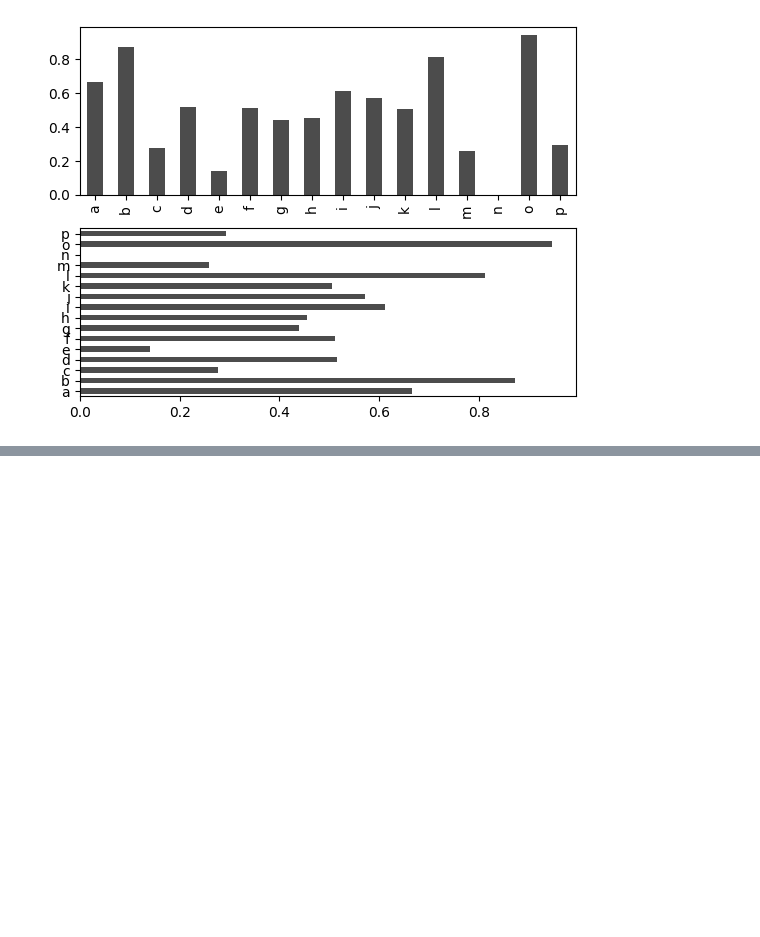
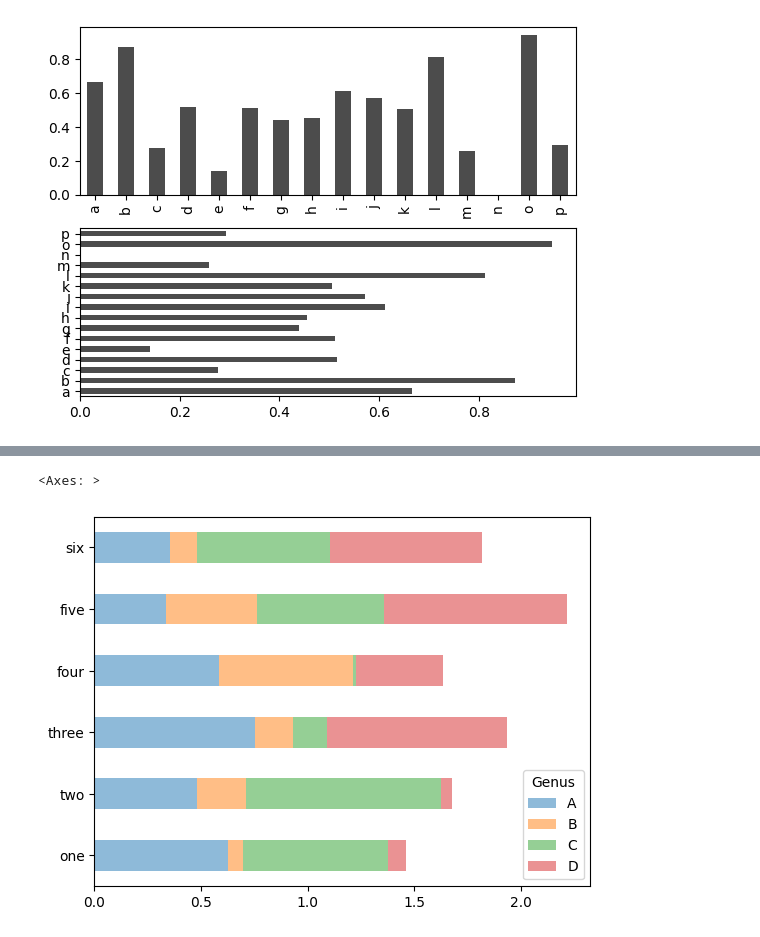
Before and after one commit to roberthsu2003/__2024_10_15__gjun_ai__, a Jupyter notebook: lesson20/lesson20_4.ipynb, the cells around one changed output, grey strips where cells are left out. Cells and saved outputs as stored; diff of their text form; code cells hidden in the pictures; blank space fills up the shorter version.

```diff
--- a/lesson20/lesson20_4.ipynb
+++ b/lesson20/lesson20_4.ipynb
@@ -22,0 +41,5 @@ series.plot.barh(ax=axes[1], color='k', alpha=0.7)
+# %%
+df.plot.barh(stacked=True, alpha=0.5)
+# %% [output]
+<Axes: >
+[figure, added]
```
Also changed, not shown: parts of 2 cells of this notebook.
